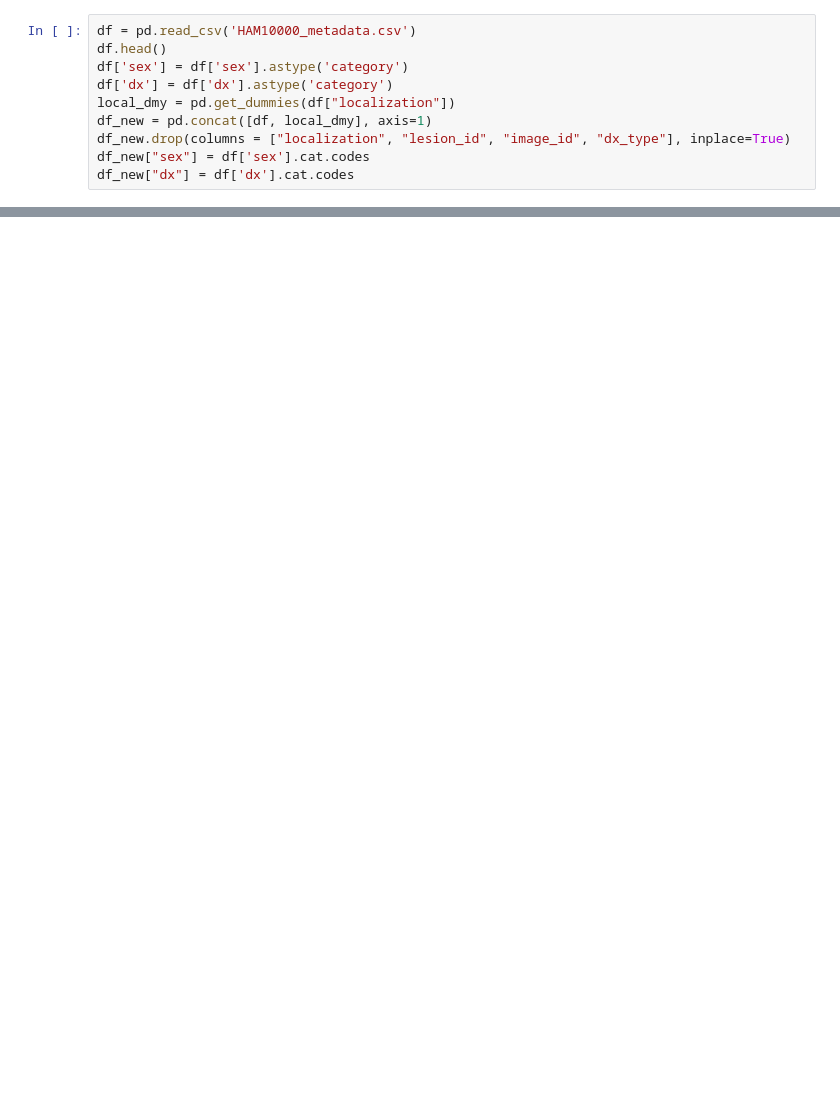
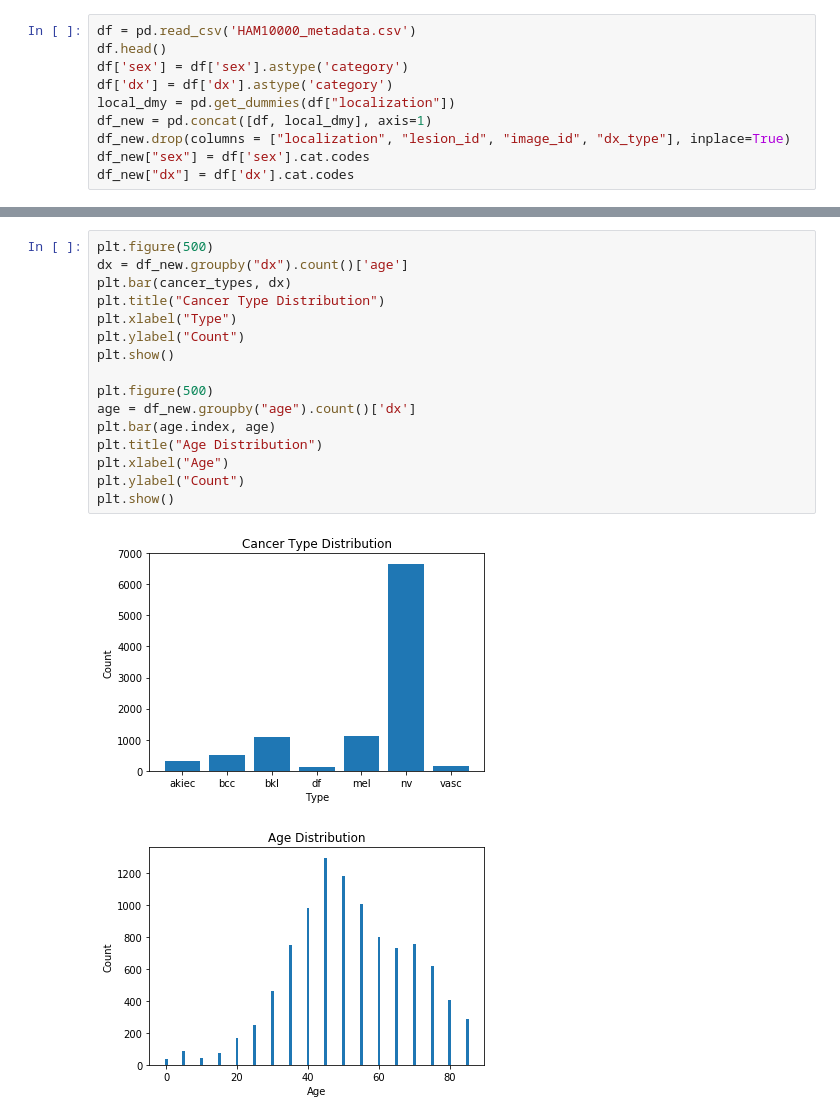
Before and after one commit to ankit-shukla-dev/SkinCancerClassification, a Jupyter notebook: CSV_Model.ipynb, the cells around one changed output, grey strips where cells are left out. Saved outputs shown, nothing was run; the diff lists cells and outputs as text; blank space fills up the shorter version.

```diff
--- a/CSV_Model.ipynb
+++ b/CSV_Model.ipynb
@@ -106 +115,20 @@ for part in local_types:
 ... (3 outputs left out)
+# %%
+plt.figure(500)
+dx = df_new.groupby("dx").count()['age']
+plt.bar(cancer_types, dx)
+plt.title("Cancer Type Distribution")
+plt.xlabel("Type")
+plt.ylabel("Count")
+plt.show()
+
+plt.figure(500)
+age = df_new.groupby("age").count()['dx']
+plt.bar(age.index, age)
+plt.title("Age Distribution")
+plt.xlabel("Age")
+plt.ylabel("Count")
+plt.show()
+# %% [output]
+[figure, added]
+[figure, added]
```
Also changed, not shown: parts of 13 cells of this notebook.
